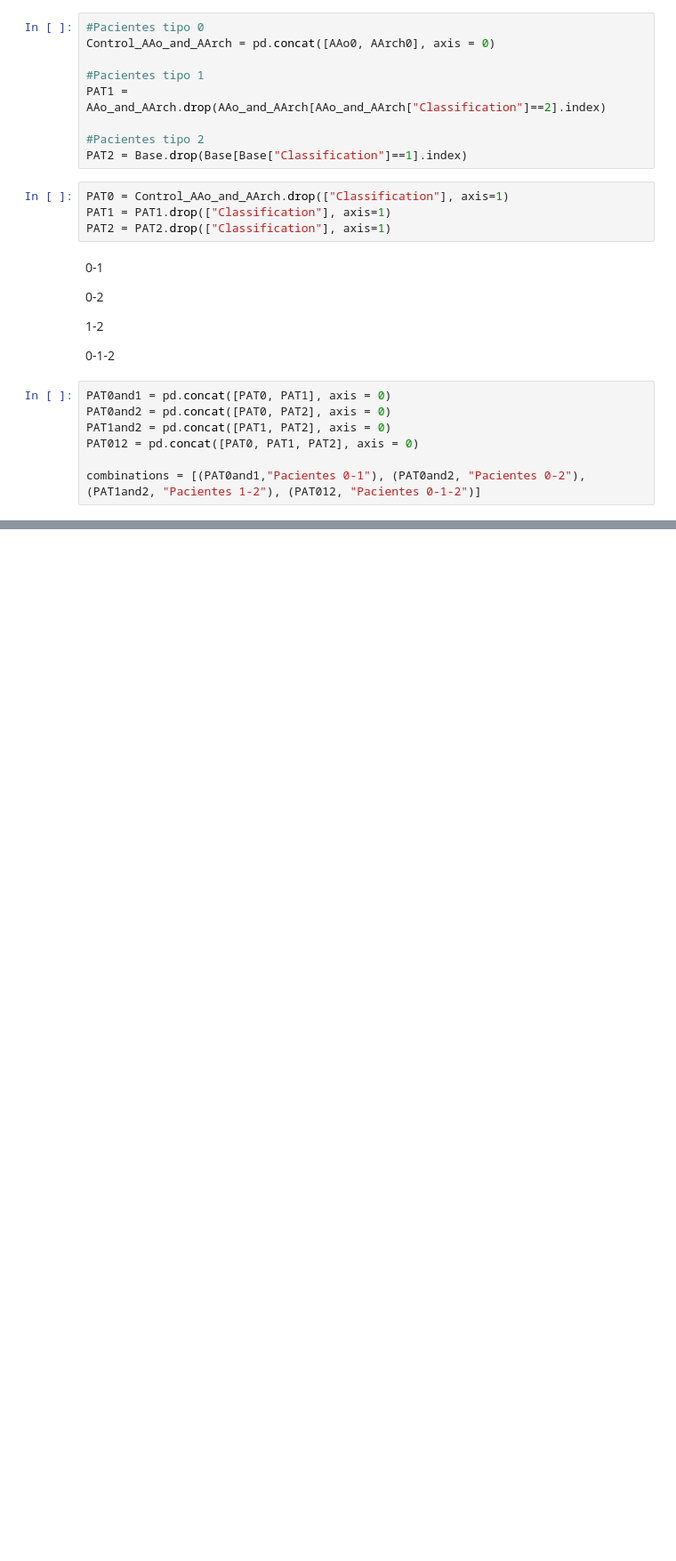
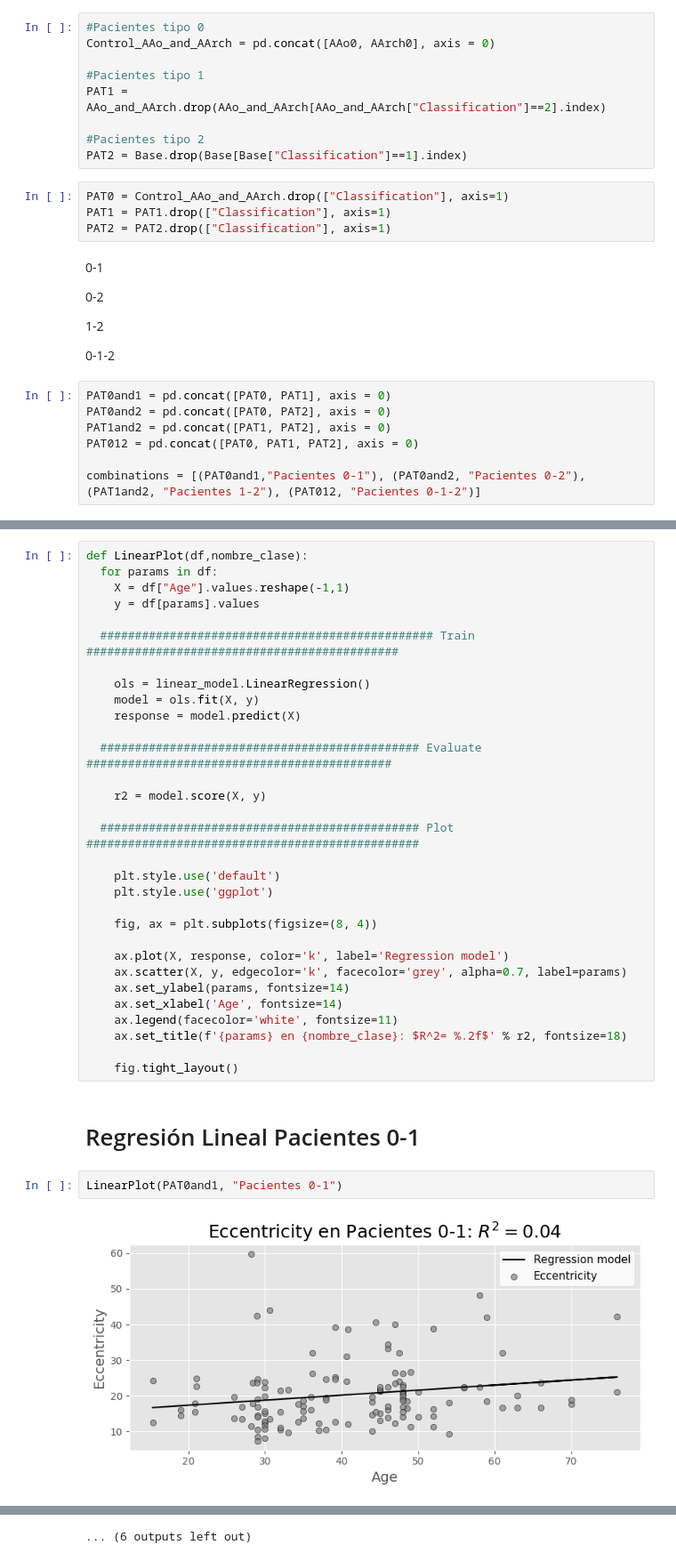
Before and after one commit to MBlancoC/MBlanco_IPRE_BAV, a Jupyter notebook: IPRE_BAV2.ipynb, the cells around one changed output, grey strips where cells are left out. Shown at 89% size. Drawn from its saved outputs; the diff is of its cells as text; blank space fills up the shorter version.

```diff
--- a/IPRE_BAV2.ipynb
+++ b/IPRE_BAV2.ipynb
@@ -79,0 +68,37 @@ for dsets,title in combinations:
+# %%
+def LinearPlot(df,nombre_clase):
+  for params in df:
+    X = df["Age"].values.reshape(-1,1)
+    y = df[params].values
+
+  ################################################ Train #############################################
+
+    ols = linear_model.LinearRegression()
+    model = ols.fit(X, y)
+    response = model.predict(X)
+
+  ############################################## Evaluate ############################################
+
+    r2 = model.score(X, y)
+
+  ############################################## Plot ################################################
+
+    plt.style.use('default')
+    plt.style.use('ggplot')
+
+    fig, ax = plt.subplots(figsize=(8, 4))
+
+    ax.plot(X, response, color='k', label='Regression model')
+    ax.scatter(X, y, edgecolor='k', facecolor='grey', alpha=0.7, label=params)
+    ax.set_ylabel(params, fontsize=14)
+    ax.set_xlabel('Age', fontsize=14)
+    ax.legend(facecolor='white', fontsize=11)
+    ax.set_title(f'{params} en {nombre_clase}: $R^2= %.2f$' % r2, fontsize=18)
+
+    fig.tight_layout()
+# %% [markdown]
+# Regresión Lineal Pacientes 0-1
+# %%
+LinearPlot(PAT0and1, "Pacientes 0-1")
+# %% [output]
+[figure, added]
@@ -79,0 +116 @@ for dsets,title in combinations:
+... (6 outputs left out)
```
Also changed, not shown: parts of 12 cells of this notebook, 2 other files.
